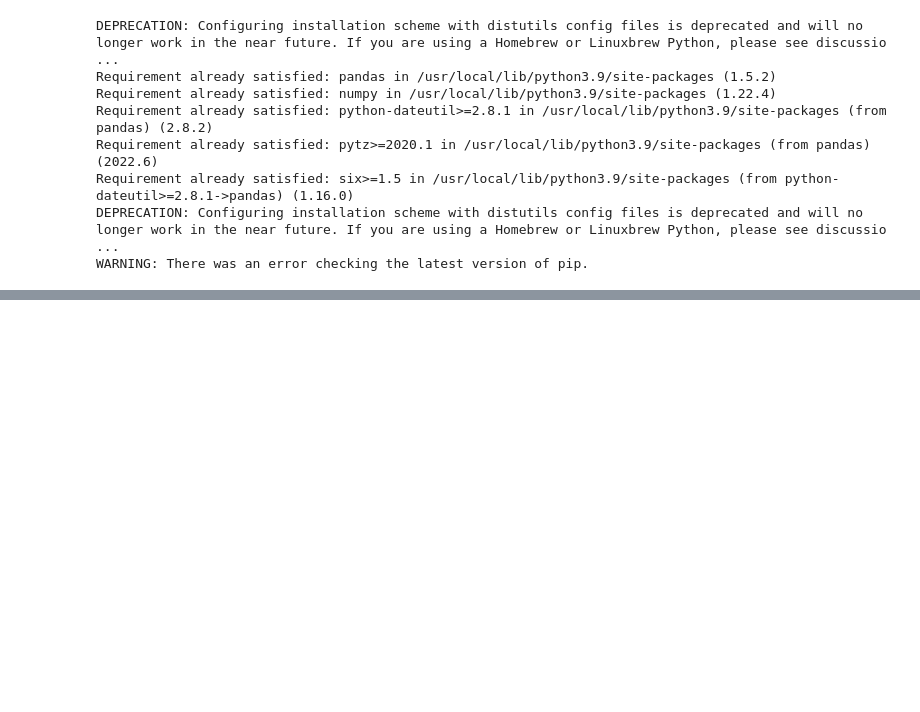
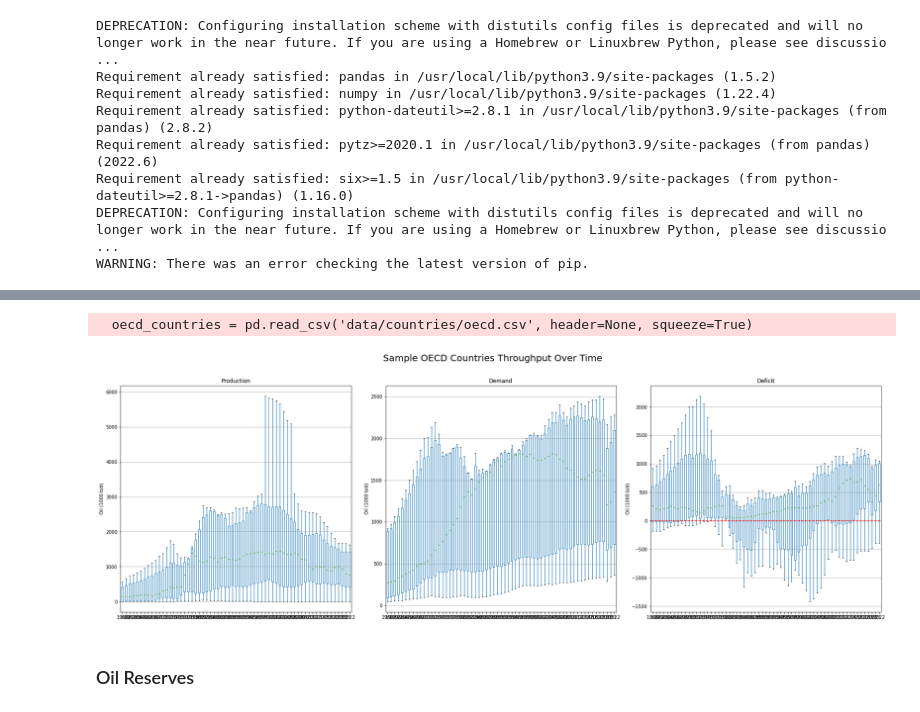
Before and after one commit to willcrodman/data_science_final_project, a Jupyter notebook: milestone_2.ipynb, the cells around one changed output, grey strips where cells are left out. Drawn from its saved outputs; the diff is of its cells as text; code cells hidden in the pictures; blank space fills up the shorter version.

```diff
--- a/milestone_2.ipynb
+++ b/milestone_2.ipynb
@@ -19,0 +109,8 @@ import matplotlib.pyplot as plt
+# %%
+# unit: millions of barrels
+oecd_countries = pd.read_csv('data/countries/oecd.csv', header=None, squeeze=True)
+oecd_countries = oecd_countries[oecd_countries.isin(world_oil_deficit_df.columns)]
+box_plot_function(oecd_countries, "Sample OECD Countries Throughput Over Time")
+# %% [output]
+  oecd_countries = pd.read_csv('data/countries/oecd.csv', header=None, squeeze=True)
+[figure, added]
@@ -19,0 +119,2 @@ import matplotlib.pyplot as plt
+# %% [markdown]
+### Oil Reserves
```
Also changed, not shown: parts of 10 cells of this notebook, 11 other files.
